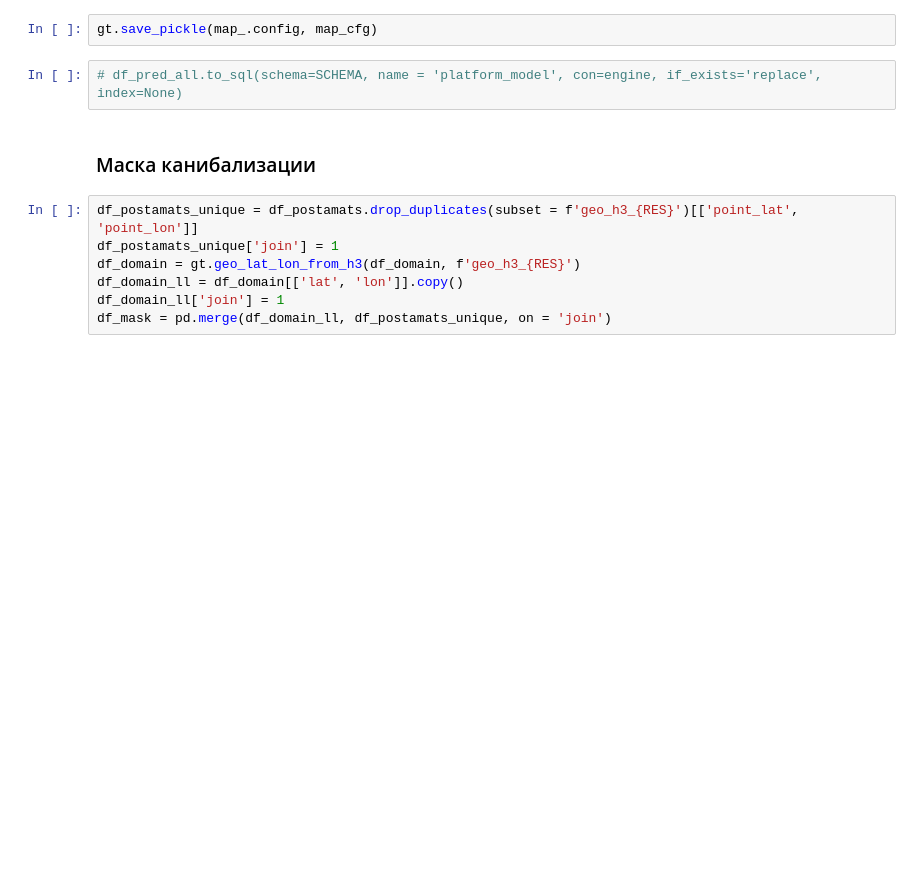
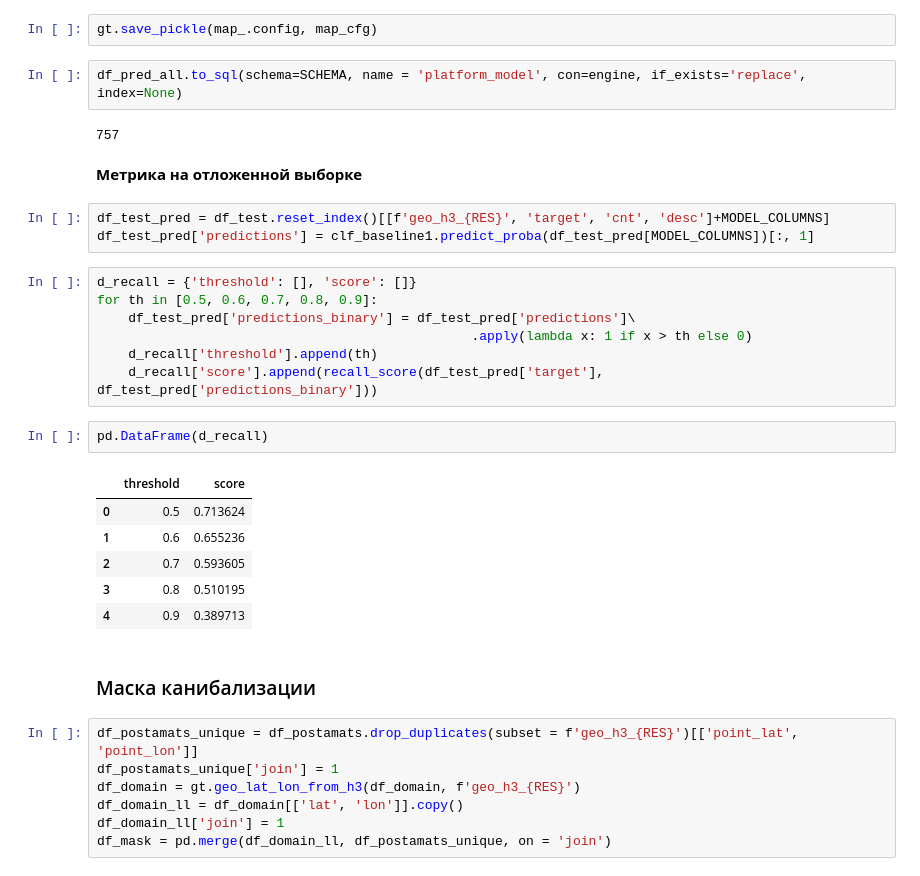
Before and after one commit to GavrilinEugene/postamat_recomendation_system, a Jupyter notebook: notebooks/model_rnd_features.ipynb, the cells around one changed output. Saved outputs shown, nothing was run; the diff lists cells and outputs as text; blank space fills up the shorter version.

```diff
--- a/notebooks/model_rnd_features.ipynb
+++ b/notebooks/model_rnd_features.ipynb
@@ -391,7 +394,30 @@ KeplerGl(config={'version': 'v1', 'config': {'visState': {'filters': [{'dataId':
 # %%
 gt.save_pickle(map_.config, map_cfg)
 # %%
-# df_pred_all.to_sql(schema=SCHEMA, name = 'platform_model', con=engine, if_exists='replace', index=None)
+df_pred_all.to_sql(schema=SCHEMA, name = 'platform_model', con=engine, if_exists='replace', index=None)
+# %% [output]
+757
+# %% [markdown]
+**Метрика на отложенной выборке**
+# %%
+df_test_pred = df_test.reset_index()[[f'geo_h3_{RES}', 'target', 'cnt', 'desc']+MODEL_COLUMNS]
+df_test_pred['predictions'] = clf_baseline1.predict_proba(df_test_pred[MODEL_COLUMNS])[:, 1]
+# %%
+d_recall = {'threshold': [], 'score': []}
+for th in [0.5, 0.6, 0.7, 0.8, 0.9]:
+    df_test_pred['predictions_binary'] = df_test_pred['predictions']\
+                                                .apply(lambda x: 1 if x > th else 0)
+    d_recall['threshold'].append(th)
+    d_recall['score'].append(recall_score(df_test_pred['target'], df_test_pred['predictions_binary']))
+# %%
+pd.DataFrame(d_recall)
+# %% [output]
+|  | threshold | score |
+| 0 | 0.5 | 0.713624 |
+| 1 | 0.6 | 0.655236 |
+| 2 | 0.7 | 0.593605 |
+| 3 | 0.8 | 0.510195 |
+| 4 | 0.9 | 0.389713 |
 # %% [markdown]
 ### Маска канибализации
 # %%
```
Also changed, not shown: parts of 15 cells of this notebook, 2 other files.
